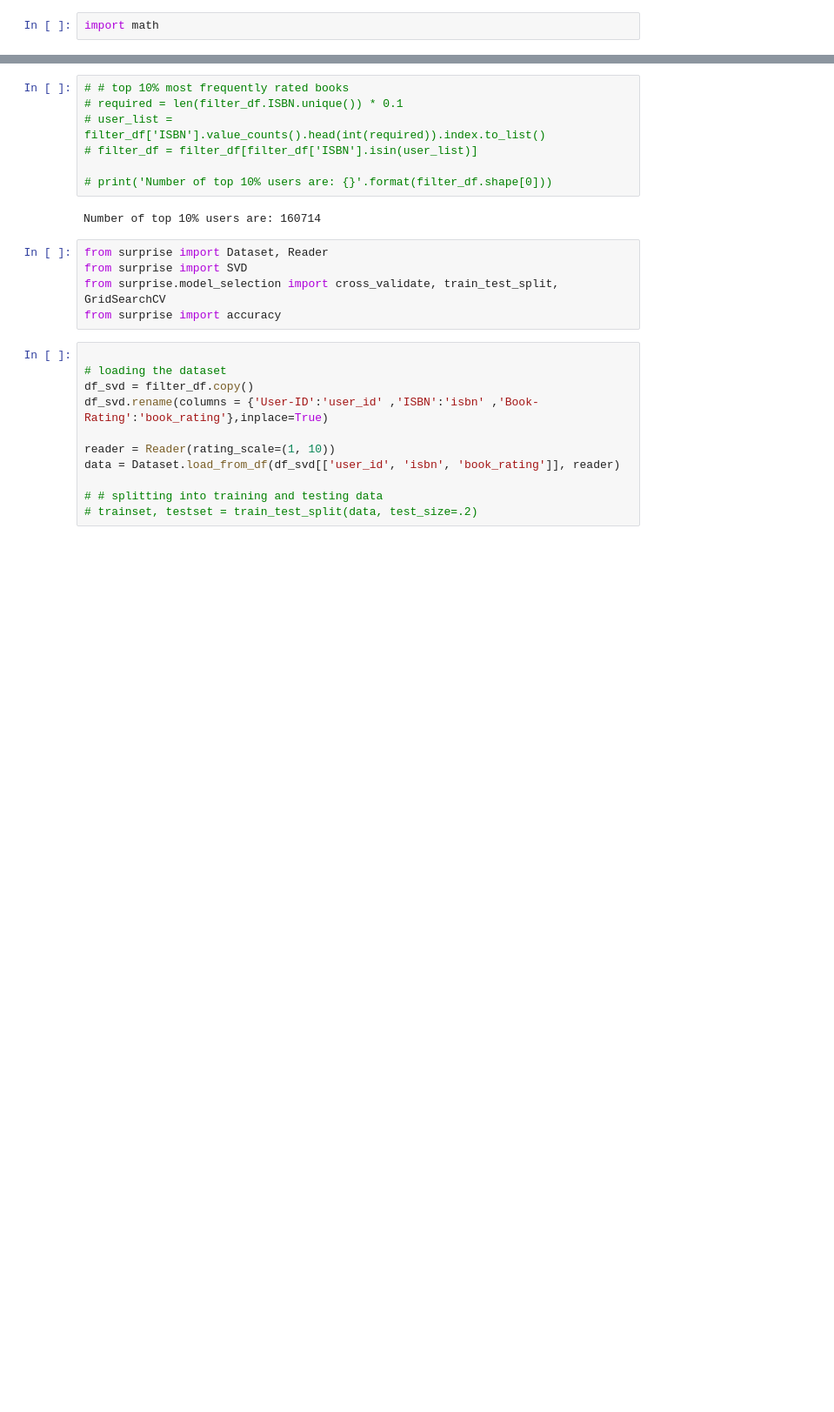
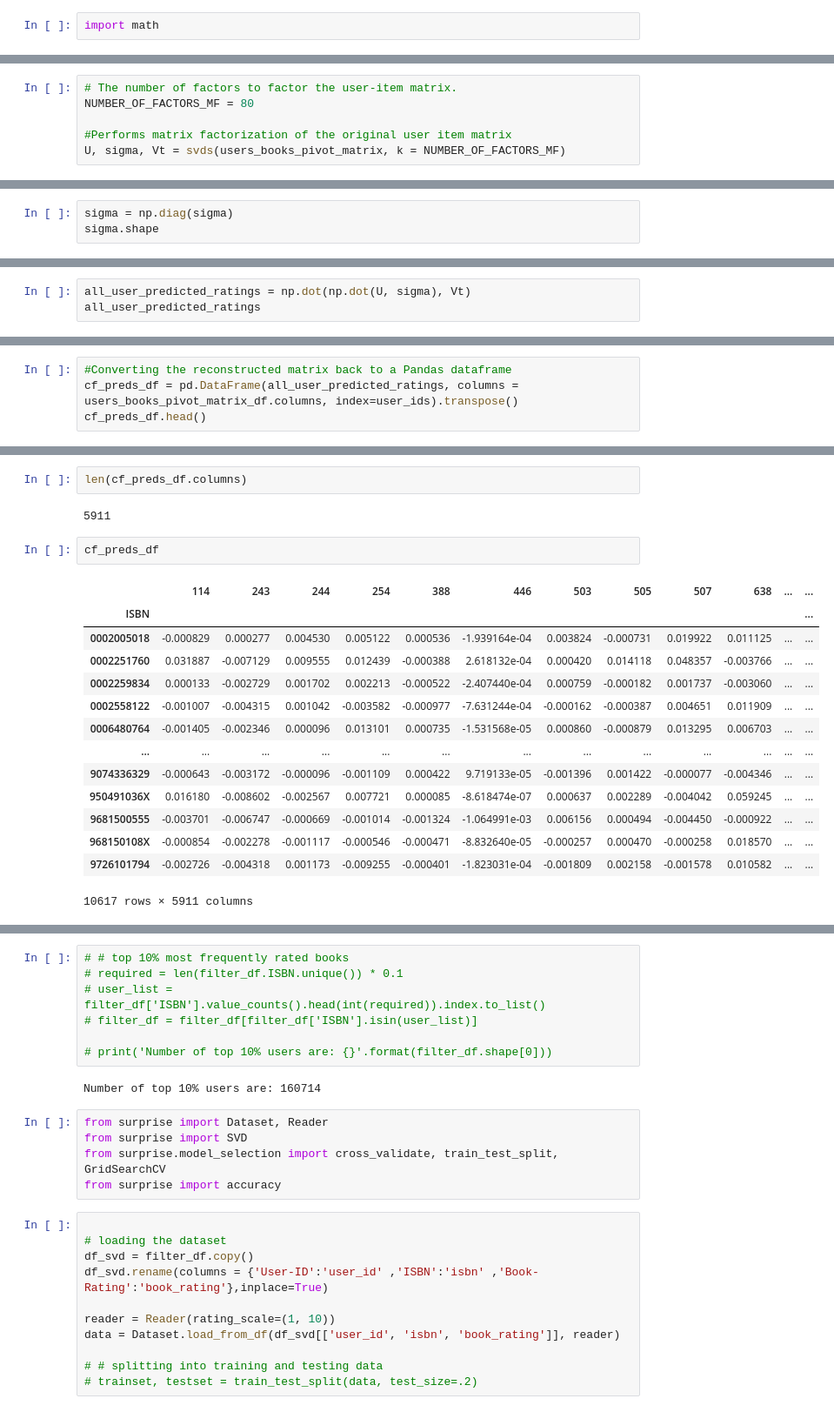
Before and after one commit to RadhikaRM/Bookrecommendersystem, a Jupyter notebook: Book_Recommender_System.ipynb, the cells around one changed output, grey strips where cells are left out. Shown at 87% size. Cells and saved outputs as stored; diff of their text form; blank space fills up the shorter version.

```diff
--- a/Book_Recommender_System.ipynb
+++ b/Book_Recommender_System.ipynb
@@ -986,0 +1143,6 @@ print('# of interactions from users with at least 10 interactions: %d' % len(int
+# %%
+# The number of factors to factor the user-item matrix.
+NUMBER_OF_FACTORS_MF = 80
+
+#Performs matrix factorization of the original user item matrix
+U, sigma, Vt = svds(users_books_pivot_matrix, k = NUMBER_OF_FACTORS_MF)
@@ -986,0 +1157,3 @@ print('# of interactions from users with at least 10 interactions: %d' % len(int
+# %%
+sigma = np.diag(sigma)
+sigma.shape
@@ -986,0 +1168,3 @@ print('# of interactions from users with at least 10 interactions: %d' % len(int
+# %%
+all_user_predicted_ratings = np.dot(np.dot(U, sigma), Vt)
+all_user_predicted_ratings
@@ -986,0 +1189,4 @@ print('# of interactions from users with at least 10 interactions: %d' % len(int
+# %%
+#Converting the reconstructed matrix back to a Pandas dataframe
+cf_preds_df = pd.DataFrame(all_user_predicted_ratings, columns = users_books_pivot_matrix_df.columns, index=user_ids).transpose()
+cf_preds_df.head()
@@ -986,0 +1202,21 @@ print('# of interactions from users with at least 10 interactions: %d' % len(int
+# %%
+len(cf_preds_df.columns)
+# %% [output]
+5911
+# %%
+cf_preds_df
+# %% [output]
+|  | 114 | 243 | 244 | 254 | 388 | 446 | 503 | 505 | 507 | 638 | ... | ... |
+| ISBN |  |  |  |  |  |  |  |  |  |  |  | ... |
+| 0002005018 | -0.000829 | 0.000277 | 0.004530 | 0.005122 | 0.000536 | -1.939164e-04 | 0.003824 | -0.000731 | 0.019922 | 0.011125 | ... | ... |
+| 0002251760 | 0.031887 | -0.007129 | 0.009555 | 0.012439 | -0.000388 | 2.618132e-04 | 0.000420 | 0.014118 | 0.048357 | -0.003766 | ... | ... |
+| 0002259834 | 0.000133 | -0.002729 | 0.001702 | 0.002213 | -0.000522 | -2.407440e-04 | 0.000759 | -0.000182 | 0.001737 | -0.003060 | ... | ... |
+| 0002558122 | -0.001007 | -0.004315 | 0.001042 | -0.003582 | -0.000977 | -7.631244e-04 | -0.000162 | -0.000387 | 0.004651 | 0.011909 | ... | ... |
+| 0006480764 | -0.001405 | -0.002346 | 0.000096 | 0.013101 | 0.000735 | -1.531568e-05 | 0.000860 | -0.000879 | 0.013295 | 0.006703 | ... | ... |
+| ... | ... | ... | ... | ... | ... | ... | ... | ... | ... | ... | ... | ... |
+| 9074336329 | -0.000643 | -0.003172 | -0.000096 | -0.001109 | 0.000422 | 9.719133e-05 | -0.001396 | 0.001422 | -0.000077 | -0.004346 | ... | ... |
+| 950491036X | 0.016180 | -0.008602 | -0.002567 | 0.007721 | 0.000085 | -8.618474e-07 | 0.000637 | 0.002289 | -0.004042 | 0.059245 | ... | ... |
+| 9681500555 | -0.003701 | -0.006747 | -0.000669 | -0.001014 | -0.001324 | -1.064991e-03 | 0.006156 | 0.000494 | -0.004450 | -0.000922 | ... | ... |
+| 968150108X | -0.000854 | -0.002278 | -0.001117 | -0.000546 | -0.000471 | -8.832640e-05 | -0.000257 | 0.000470 | -0.000258 | 0.018570 | ... | ... |
+| 9726101794 | -0.002726 | -0.004318 | 0.001173 | -0.009255 | -0.000401 | -1.823031e-04 | -0.001809 | 0.002158 | -0.001578 | 0.010582 | ... | ... |
+10617 rows × 5911 columns
```
Also changed, not shown: parts of 41 cells of this notebook.
